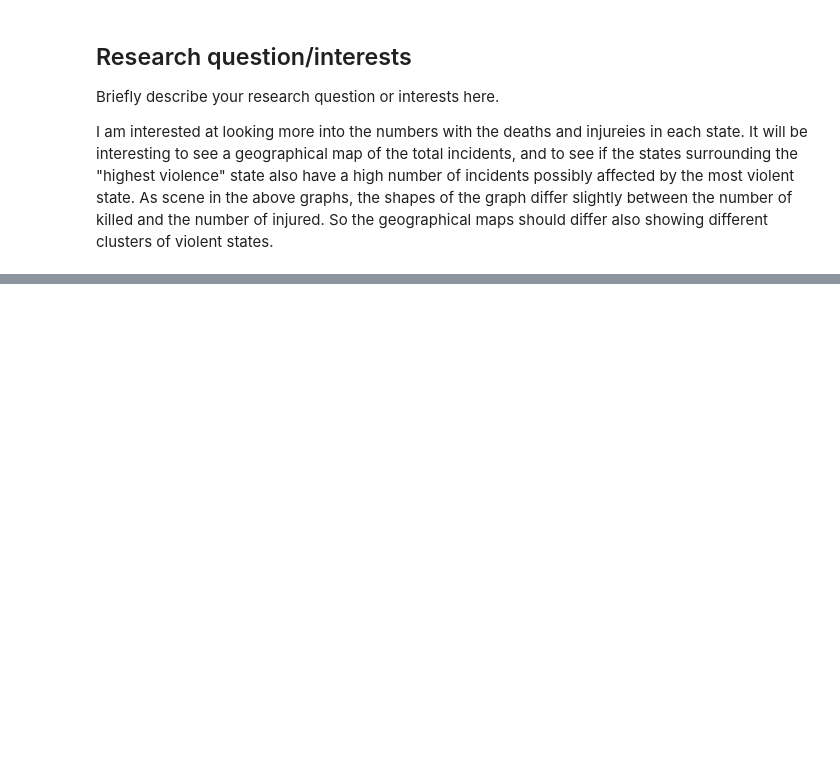
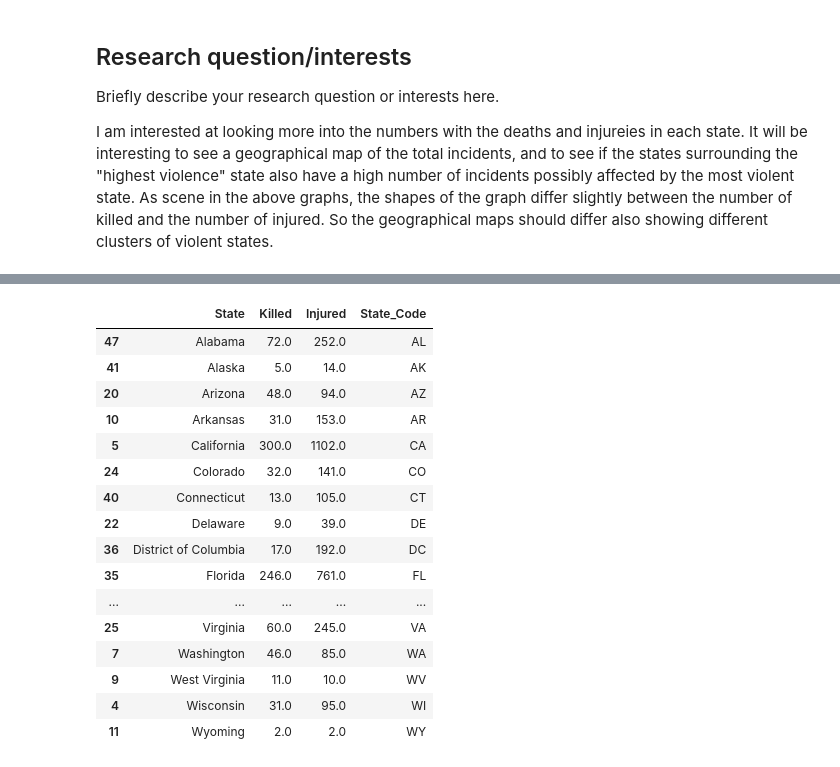
Before and after one commit to ubco-W2022T1-cosc301/project-group39, a Jupyter notebook: notebooks/analysis3.ipynb, the cells around one changed output, grey strips where cells are left out. Cells and saved outputs as stored; diff of their text form; code cells hidden in the pictures; blank space fills up the shorter version.

Commit message:
created geomaps of states

```diff
--- a/notebooks/analysis3.ipynb
+++ b/notebooks/analysis3.ipynb
@@ -197,0 +201,7 @@ I am interested at looking more into the numbers with the deaths and injureies i
+# %%
+import pandas as pd
+import plotly.express as px
+
+from project_functions3 import load_and_process
+df = load_and_process("../data/raw/US_Gun_Violence_Data.csv")
+df
@@ -197,0 +222,22 @@ I am interested at looking more into the numbers with the deaths and injureies i
+# %%
+from project_functions3 import sum_column
+df_summed = sum_column(df, 'State', 'Killed', 'Injured')
+df_summed
+# %% [output]
+|  | State | Killed | Injured | State_Code |
+| 47 | Alabama | 72.0 | 252.0 | AL |
+| 41 | Alaska | 5.0 | 14.0 | AK |
+| 20 | Arizona | 48.0 | 94.0 | AZ |
+| 10 | Arkansas | 31.0 | 153.0 | AR |
+| 5 | California | 300.0 | 1102.0 | CA |
+| 24 | Colorado | 32.0 | 141.0 | CO |
+| 40 | Connecticut | 13.0 | 105.0 | CT |
+| 22 | Delaware | 9.0 | 39.0 | DE |
+| 36 | District of Columbia | 17.0 | 192.0 | DC |
+| 35 | Florida | 246.0 | 761.0 | FL |
+| ... | ... | ... | ... | ... |
+| 25 | Virginia | 60.0 | 245.0 | VA |
+| 7 | Washington | 46.0 | 85.0 | WA |
+| 9 | West Virginia | 11.0 | 10.0 | WV |
+| 4 | Wisconsin | 31.0 | 95.0 | WI |
+| 11 | Wyoming | 2.0 | 2.0 | WY |
```
Also changed, not shown: parts of 6 cells of this notebook, 1 other file.
